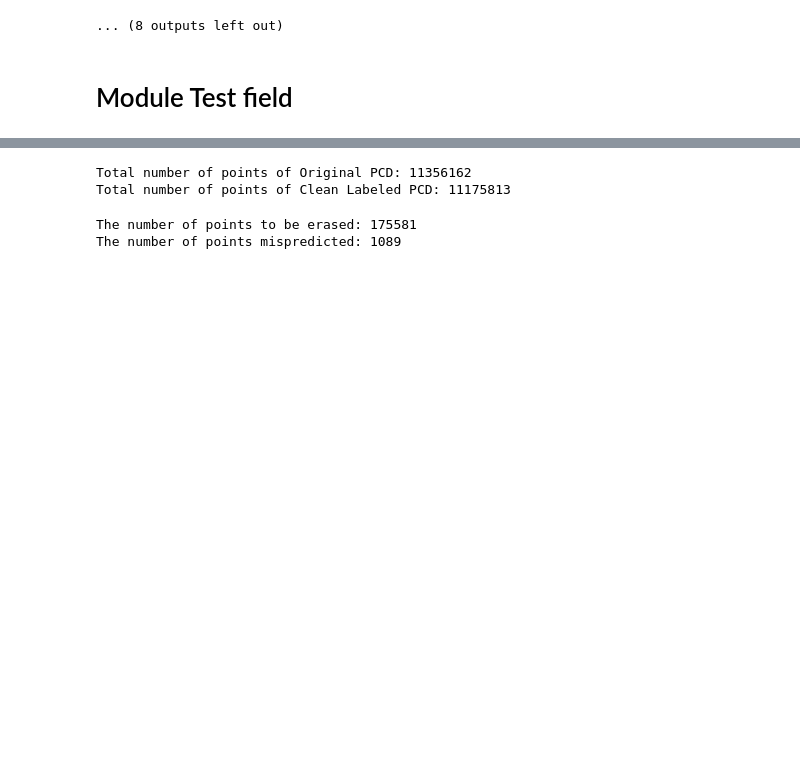
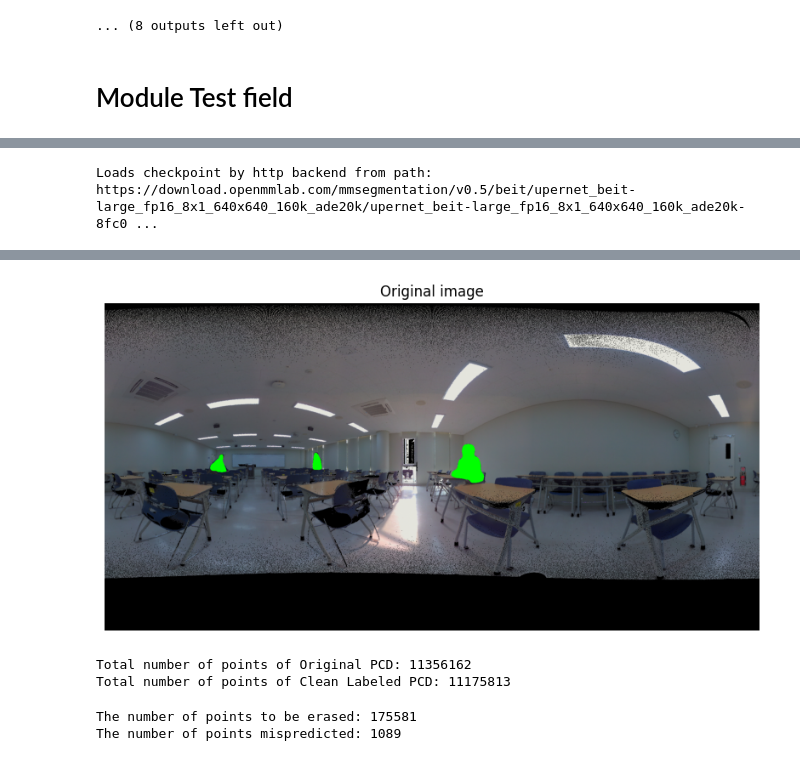
Before and after one commit to daeday/PCD_Denoise, a Jupyter notebook: test_Customed_official.ipynb, the cells around one changed output, grey strips where cells are left out. Drawn from its saved outputs; the diff is of its cells as text; code cells hidden in the pictures; blank space fills up the shorter version.

```diff
--- a/test_Customed_official.ipynb
+++ b/test_Customed_official.ipynb
@@ -152,0 +142,34 @@ Loads checkpoint by http backend from path: https://download.openmmlab.com/mmseg
+# %%
+## image segmentation
+human_mask = segmentation_img("./../daeyoung/CustomPCD/imgs/"+targets[target_idx]+"_origin.png", arg1)
+pred_img = human_labeling(prj_im_origin, human_mask, mask_color=(0,255,0))
+
+
+plt.figure(figsize=(10,5))
+plt.title('Original image')
+plt.imshow(pred_img)
+plt.axis('off')
+plt.show()
+
+## image projection
+pred_pcd = project_ERP_to_PCD(arg1, pred_img)
+
+# point_format 3는 RGB 정보를 포함하는 포맷 (LAS 1.4에서 지원)
+header = laspy.LasHeader(point_format=3, version="1.4")
+# 좌표 값의 정밀도를 조정하기 위한 scale과 offset (데이터 범위에 맞게 조절)
+header.scale = [0.001, 0.001, 0.001]
+header.offset = [0, 0, 0]
+
+# LAS 데이터 객체 생성
+las = laspy.LasData(header)
+
+# 좌표값 할당
+las.x = pred_pcd[:, 0]
+las.y = pred_pcd[:, 1]
+las.z = pred_pcd[:, 2]
+las.red   = pred_pcd[:, 3]
+las.green = pred_pcd[:, 4]
+las.blue  = pred_pcd[:, 5]
+las.write("./../data/outputs/predPCDs/predPCD_"+targets[target_idx]+".las")
+# %% [output]
+Loads checkpoint by http backend from path: https://download.openmmlab.com/mmsegmentation/v0.5/beit/upernet_beit-large_fp16_8x1_640x640_160k_ade20k/upernet_beit-large_fp16_8x1_640x640_160k_ade20k-8fc0 ...
@@ -153,3 +179,4 @@ Loads checkpoint by http backend from path: https://download.openmmlab.com/mmseg
+[figure, added]
 # %%
 ## The number of Original points
 origin_pcd = e57.read_points(arg1.pcd_path)
```
Also changed, not shown: parts of 4 cells of this notebook, 3 other files.
